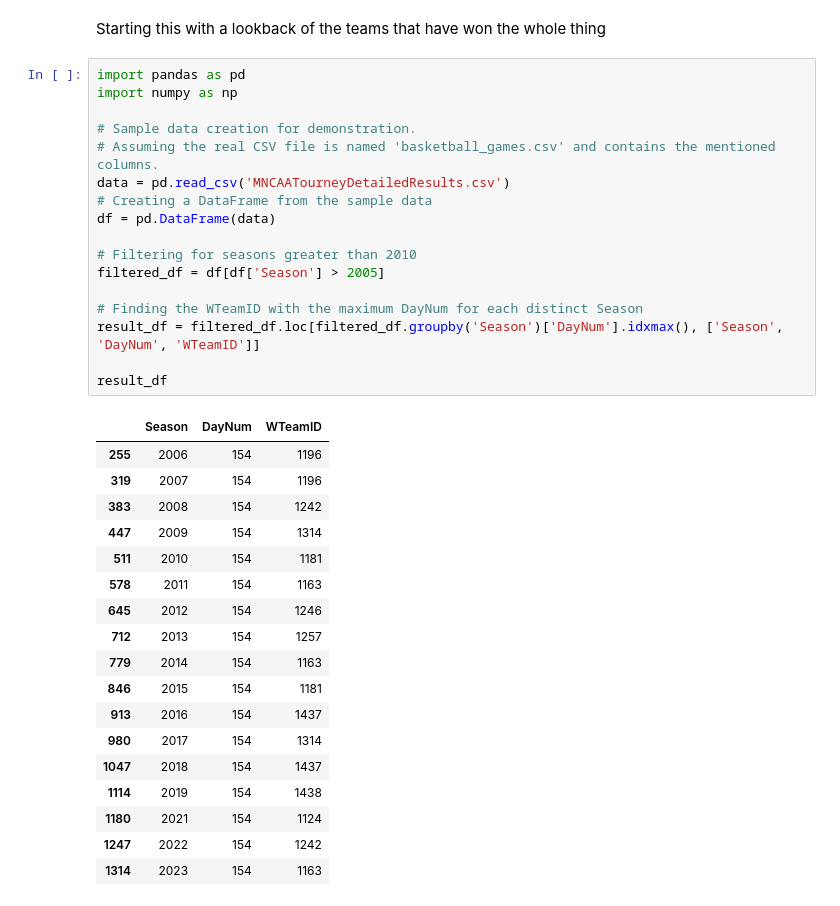
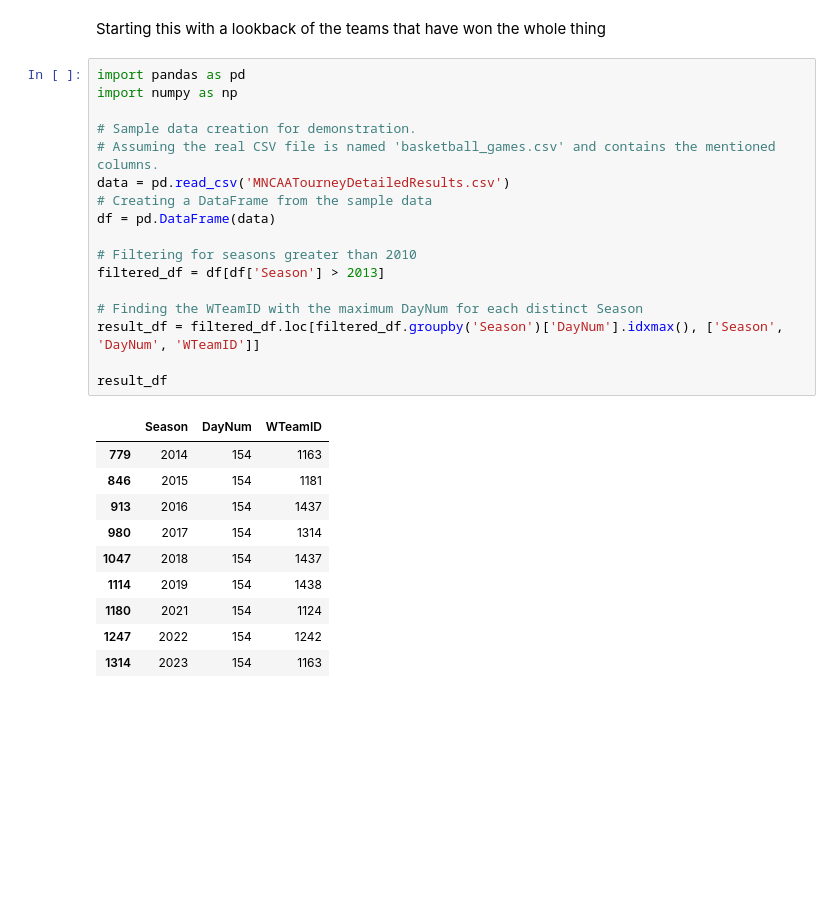
Before and after one commit to robertpcomer/MarchMadness, a Jupyter notebook: RC First Attempt.ipynb, the cells around one changed output. Cells and saved outputs as stored; diff of their text form; blank space fills up the shorter version.

```diff
--- a/RC First Attempt.ipynb
+++ b/RC First Attempt.ipynb
@@ -3,30 +3,22 @@ Starting this with a lookback of the teams that have won the whole thing
 # %%
 import pandas as pd
 import numpy as np
 
 # Sample data creation for demonstration.
 # Assuming the real CSV file is named 'basketball_games.csv' and contains the mentioned columns.
 data = pd.read_csv('MNCAATourneyDetailedResults.csv')
 # Creating a DataFrame from the sample data
 df = pd.DataFrame(data)
 
 # Filtering for seasons greater than 2010
-filtered_df = df[df['Season'] > 2005]
+filtered_df = df[df['Season'] > 2013]
 
 # Finding the WTeamID with the maximum DayNum for each distinct Season
 result_df = filtered_df.loc[filtered_df.groupby('Season')['DayNum'].idxmax(), ['Season', 'DayNum', 'WTeamID']]
 
 result_df
 # %% [output]
 |  | Season | DayNum | WTeamID |
-| 255 | 2006 | 154 | 1196 |
-| 319 | 2007 | 154 | 1196 |
-| 383 | 2008 | 154 | 1242 |
-| 447 | 2009 | 154 | 1314 |
-| 511 | 2010 | 154 | 1181 |
-| 578 | 2011 | 154 | 1163 |
-| 645 | 2012 | 154 | 1246 |
-| 712 | 2013 | 154 | 1257 |
 | 779 | 2014 | 154 | 1163 |
 | 846 | 2015 | 154 | 1181 |
 | 913 | 2016 | 154 | 1437 |
```
Also changed, not shown: parts of 14 cells of this notebook.
